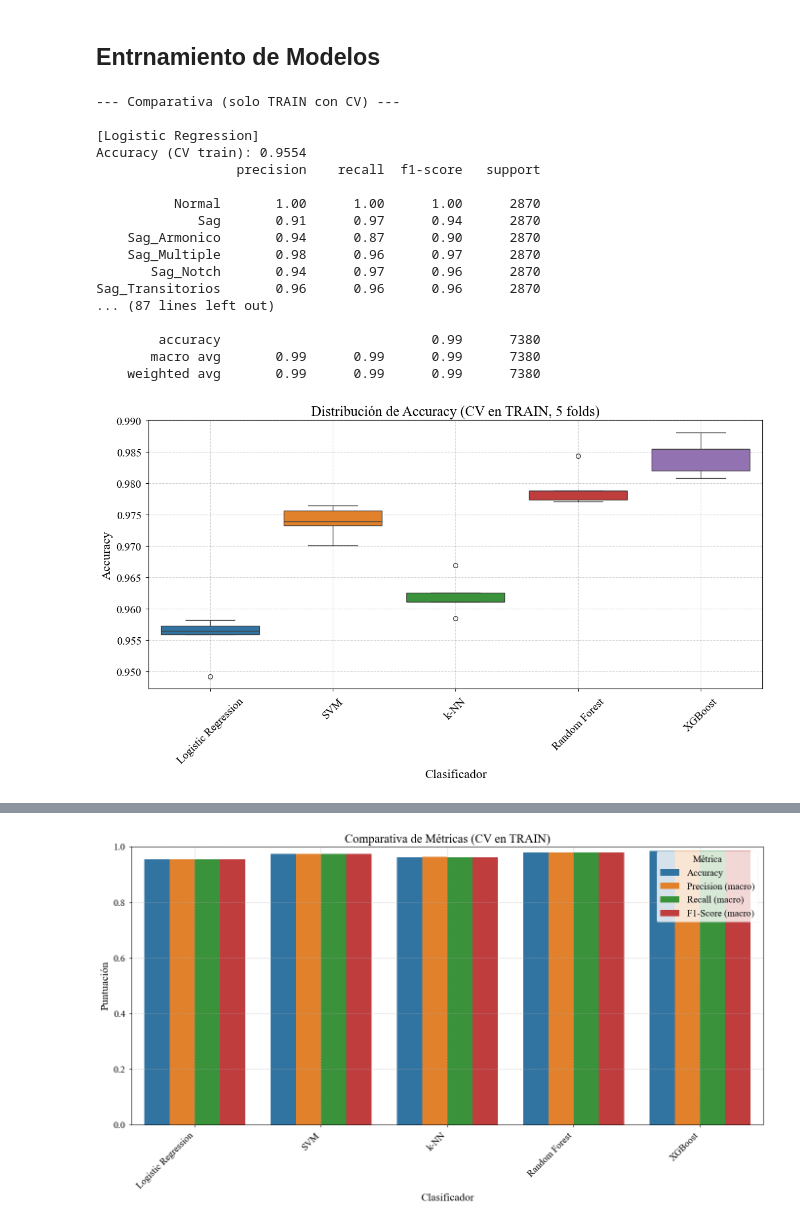
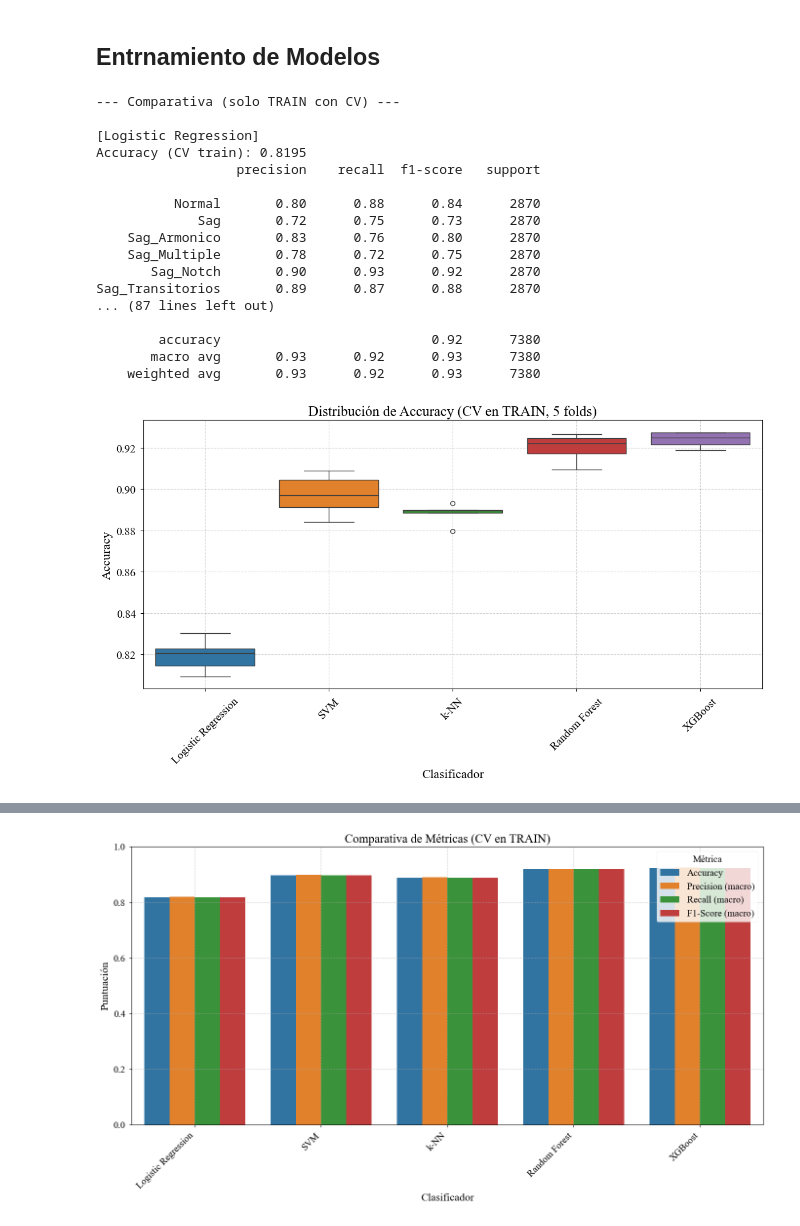
Before and after one commit to SGOLDYT/Power-Quality, a Jupyter notebook: Entrenamiento/Entrenamiento.ipynb, the cells around one changed output, grey strips where cells are left out. Drawn from its saved outputs; the diff is of its cells as text; code cells hidden in the pictures.

```diff
--- a/Entrenamiento/Entrenamiento.ipynb
+++ b/Entrenamiento/Entrenamiento.ipynb
@@ -31,7 +31,7 @@ def _setup_academic_style():
     })
 
 # ---------- Carga ----------
-data_path = r'C:\Users\Juan_Saa\Documents\Juan_Saa\Proyecto_Grado\Power-Quality\Caracteristicas\Dataset_Final_Generado\Dataset_Caracteristicas_Final.csv'
+data_path = r'C:\Users\Juan_Saa\Documents\Juan_Saa\Proyecto_Grado\Power-Quality\Caracteristicas\Dataset_Final_Generado\Dataset_Caracteristicas_Final_3.csv'
 df = pd.read_csv(data_path)
 X = df.drop(columns=['etiqueta', 'columna_origen', 'duracion_muestras'])
 y = df['etiqueta']
@@ -140,41 +140,41 @@ cm = confusion_matrix(y_test, y_test_pred)
 plt.figure(figsize=(10, 8))
 sns.heatmap(cm, annot=True, fmt='d', cmap='Blues',
             xticklabels=class_names, yticklabels=class_names)
 plt.title(f'Matriz de Confusión - {best_model_name}')
 plt.ylabel('Clase Real')
 plt.xlabel('Clase Predicha')
 plt.tight_layout()
 plt.show()
 
 # 3) Barras de métricas (CV en TRAIN)
 metrics_to_plot = results_df.melt(id_vars='Model', var_name='Metric', value_name='Score')
 plt.figure(figsize=(14, 8))
 sns.barplot(x='Model', y='Score', hue='Metric', data=metrics_to_plot)
 plt.title('Comparativa de Métricas (CV en TRAIN)')
 plt.ylabel('Puntuación')
 plt.xlabel('Clasificador')
 plt.xticks(rotation=45, ha='right')
 plt.ylim(0.0, 1.0)
 plt.legend(title='Métrica')
 plt.grid(True, linestyle='--', alpha=0.6)
 plt.tight_layout()
 plt.show()
 # %% [output]
 --- Comparativa (solo TRAIN con CV) ---
 
 [Logistic Regression]
-Accuracy (CV train): 0.9554
+Accuracy (CV train): 0.8195
                   precision    recall  f1-score   support
 
-          Normal       1.00      1.00      1.00      2870
-             Sag       0.91      0.97      0.94      2870
-    Sag_Armonico       0.94      0.87      0.90      2870
-    Sag_Multiple       0.98      0.96      0.97      2870
-       Sag_Notch       0.94      0.97      0.96      2870
-Sag_Transitorios       0.96      0.96      0.96      2870
+          Normal       0.80      0.88      0.84      2870
+             Sag       0.72      0.75      0.73      2870
+    Sag_Armonico       0.83      0.76      0.80      2870
+    Sag_Multiple       0.78      0.72      0.75      2870
+       Sag_Notch       0.90      0.93      0.92      2870
+Sag_Transitorios       0.89      0.87      0.88      2870
 ... (87 lines left out)
 
-        accuracy                           0.99      7380
-       macro avg       0.99      0.99      0.99      7380
-    weighted avg       0.99      0.99      0.99      7380
+        accuracy                           0.92      7380
+       macro avg       0.93      0.92      0.93      7380
+    weighted avg       0.93      0.92      0.93      7380
-[figure, old version]
+[figure, new version]
@@ -182 +182 @@ Sag_Transitorios       0.96      0.96      0.96      2870
-[figure, old version]
+[figure, new version]
```
Also changed, not shown: parts of 1 cell of this notebook, 14 other files.
